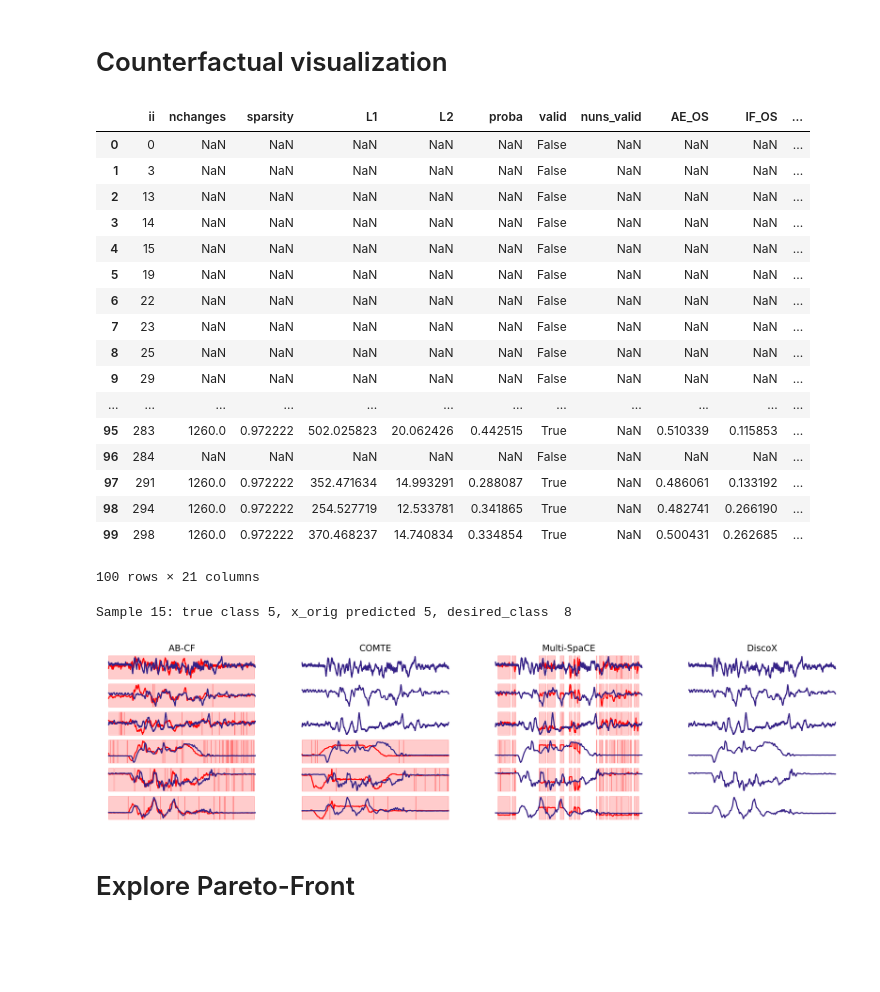
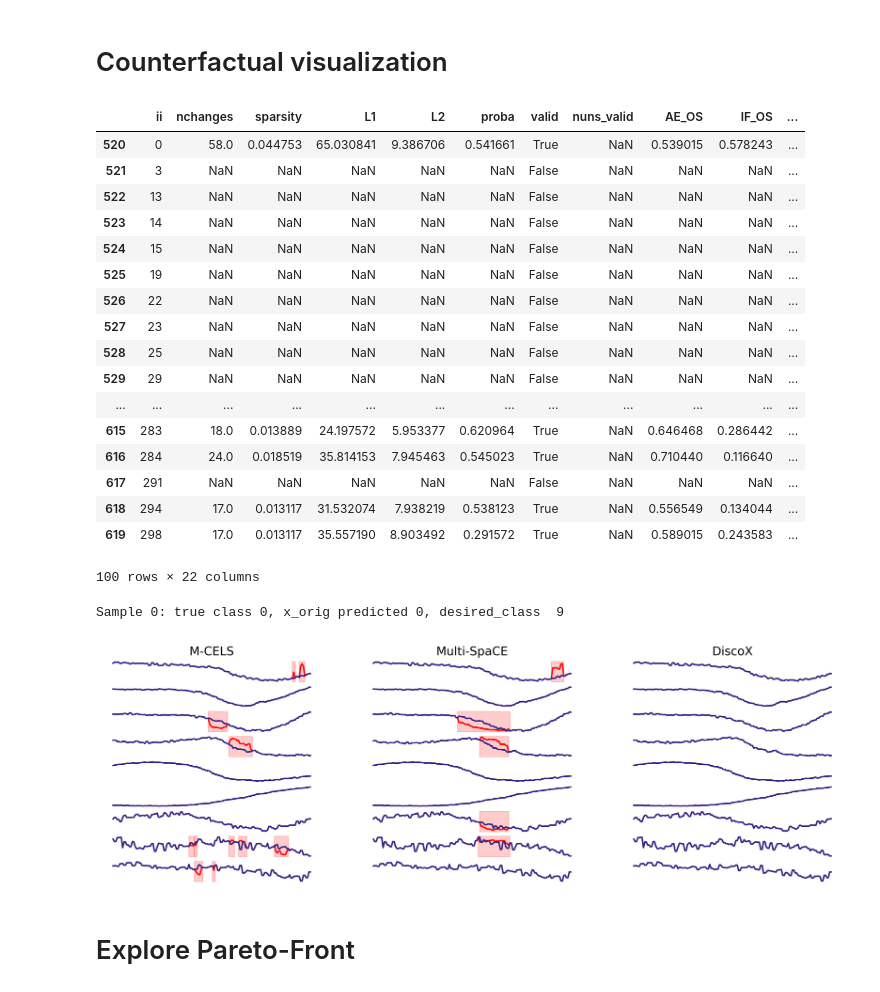
Before and after one commit to MarioRefoyo/Multi-SpaCE, a Jupyter notebook: experiments/evaluation/visualize_counterfactuals_mo_multivariate.ipynb, the cells around one changed output. Saved outputs shown, nothing was run; the diff lists cells and outputs as text; code cells hidden in the pictures; blank space fills up the shorter version.

```diff
--- a/experiments/evaluation/visualize_counterfactuals_mo_multivariate.ipynb
+++ b/experiments/evaluation/visualize_counterfactuals_mo_multivariate.ipynb
@@ -324,5 +159,0 @@ Valid instance indexes per dataset and method
-# %%
-for dataset in DATASETS:
-    print(dataset)
-    display(valid_intersection_summary_df.loc[valid_intersection_summary_df["dataset"] == dataset].reset_index(drop=True))
-    display(valid_index_per_method_df.loc[valid_index_per_method_df["dataset"] == dataset].reset_index(drop=True))
@@ -392,5 +339,5 @@ UWaveGestureLibrary
 # %%
-columns = ["sparsity", "L2", "valid", "AE_IOS", "AE_OS", "IF_IOS", "IF_OS", "LOF_IOS", "LOF_OS", "subsequences", "times"]
+columns = ["sparsity", "L2", "proba", "valid", "AE_OS", "IF_OS", "LOF_OS", "subsequences", '(sparsity + subsequences %) / 2', "times"]
 for dataset in DATASETS:
     print(dataset)
     display(mean_results_dict[dataset].set_index("method").sort_index()[columns])
@@ -444,7 +407,7 @@ for dataset in DATASETS:
     complete_results_df = pd.concat([complete_results_df, new_dataset_results])
 # %%
 # Applying the function to relevant columns to extract mean and std values
-metrics = ['sparsity', 'L2', 'valid', "AE_OS", "IF_OS", "LOF_OS", 'subsequences %', "subsequences", "times"]
+metrics = ['sparsity', 'L2', 'valid', "AE_OS", "IF_OS", "LOF_OS", 'subsequences %', "subsequences", '(sparsity + subsequences %) / 2', "times"]
 
 for metric in metrics:
     mean_col, std_col = split_mean_std(complete_results_df[metric])
@@ -1098,29 +1091,29 @@ rename_method_dict = {"Multi-SpaCE ($p^p=0.5$)": 'Multi-SpaCE'}
 aux_results_dataset = results_all_datasets_df[results_all_datasets_df["dataset"]==dataset].sort_values(by="ii")
 
 with pd.option_context("display.max_rows", None,):
-    display(aux_results_dataset[aux_results_dataset["method"]=="AB-CF"])
+    display(aux_results_dataset[aux_results_dataset["method"]=="M-CELS"])
 # %% [output]
 |  | ii | nchanges | sparsity | L1 | L2 | proba | valid | nuns_valid | AE_OS | IF_OS | ... |
-| 0 | 0 | NaN | NaN | NaN | NaN | NaN | False | NaN | NaN | NaN | ... |
-| 1 | 3 | NaN | NaN | NaN | NaN | NaN | False | NaN | NaN | NaN | ... |
-| 2 | 13 | NaN | NaN | NaN | NaN | NaN | False | NaN | NaN | NaN | ... |
-| 3 | 14 | NaN | NaN | NaN | NaN | NaN | False | NaN | NaN | NaN | ... |
-| 4 | 15 | NaN | NaN | NaN | NaN | NaN | False | NaN | NaN | NaN | ... |
-| 5 | 19 | NaN | NaN | NaN | NaN | NaN | False | NaN | NaN | NaN | ... |
-| 6 | 22 | NaN | NaN | NaN | NaN | NaN | False | NaN | NaN | NaN | ... |
-| 7 | 23 | NaN | NaN | NaN | NaN | NaN | False | NaN | NaN | NaN | ... |
-| 8 | 25 | NaN | NaN | NaN | NaN | NaN | False | NaN | NaN | NaN | ... |
-| 9 | 29 | NaN | NaN | NaN | NaN | NaN | False | NaN | NaN | NaN | ... |
+| 520 | 0 | 58.0 | 0.044753 | 65.030841 | 9.386706 | 0.541661 | True | NaN | 0.539015 | 0.578243 | ... |
+| 521 | 3 | NaN | NaN | NaN | NaN | NaN | False | NaN | NaN | NaN | ... |
+| 522 | 13 | NaN | NaN | NaN | NaN | NaN | False | NaN | NaN | NaN | ... |
+| 523 | 14 | NaN | NaN | NaN | NaN | NaN | False | NaN | NaN | NaN | ... |
+| 524 | 15 | NaN | NaN | NaN | NaN | NaN | False | NaN | NaN | NaN | ... |
+| 525 | 19 | NaN | NaN | NaN | NaN | NaN | False | NaN | NaN | NaN | ... |
+| 526 | 22 | NaN | NaN | NaN | NaN | NaN | False | NaN | NaN | NaN | ... |
+| 527 | 23 | NaN | NaN | NaN | NaN | NaN | False | NaN | NaN | NaN | ... |
+| 528 | 25 | NaN | NaN | NaN | NaN | NaN | False | NaN | NaN | NaN | ... |
+| 529 | 29 | NaN | NaN | NaN | NaN | NaN | False | NaN | NaN | NaN | ... |
 | ... | ... | ... | ... | ... | ... | ... | ... | ... | ... | ... | ... |
-| 95 | 283 | 1260.0 | 0.972222 | 502.025823 | 20.062426 | 0.442515 | True | NaN | 0.510339 | 0.115853 | ... |
-| 96 | 284 | NaN | NaN | NaN | NaN | NaN | False | NaN | NaN | NaN | ... |
-| 97 | 291 | 1260.0 | 0.972222 | 352.471634 | 14.993291 | 0.288087 | True | NaN | 0.486061 | 0.133192 | ... |
-| 98 | 294 | 1260.0 | 0.972222 | 254.527719 | 12.533781 | 0.341865 | True | NaN | 0.482741 | 0.266190 | ... |
-| 99 | 298 | 1260.0 | 0.972222 | 370.468237 | 14.740834 | 0.334854 | True | NaN | 0.500431 | 0.262685 | ... |
+| 615 | 283 | 18.0 | 0.013889 | 24.197572 | 5.953377 | 0.620964 | True | NaN | 0.646468 | 0.286442 | ... |
+| 616 | 284 | 24.0 | 0.018519 | 35.814153 | 7.945463 | 0.545023 | True | NaN | 0.710440 | 0.116640 | ... |
+| 617 | 291 | NaN | NaN | NaN | NaN | NaN | False | NaN | NaN | NaN | ... |
+| 618 | 294 | 17.0 | 0.013117 | 31.532074 | 7.938219 | 0.538123 | True | NaN | 0.556549 | 0.134044 | ... |
+| 619 | 298 | 17.0 | 0.013117 | 35.557190 | 8.903492 | 0.291572 | True | NaN | 0.589015 | 0.243583 | ... |
-100 rows × 21 columns
+100 rows × 22 columns
 # %%
-desired_methods = ["COMTE", "AB-CF", "DiscoX", "Multi-SpaCE ($p^p=0.5$)"]
-common_index_instance = 15
+desired_methods = ["COMTE", "AB-CF", "DiscoX", "M-CELS", "Multi-SpaCE ($p^p=0.5$)", "Multi-SpaCE"]
+common_index_instance = 0
 # %%
 # Get data
 X_train, y_train, X_test, y_test = data_dict[dataset]
@@ -1132,7 +1125,7 @@ x_orig = X_test[instance_index]
 
 # Get possible NUNs
 possible_nuns = possible_nuns_dict[dataset]
-possible_nuns_instance = {type: possible_nuns[type][instance_index] for type in ["gknn", "iknn"]}
+possible_nuns_instance = {type: possible_nuns[type][instance_index] for type in ["gknn"]}
 
 # Get original class and desired class
 original_class = original_classes_dict[dataset][instance_index]
@@ -1158,35 +1151,35 @@ if "DiscoX" not in sol_methods:
 
 for method, solutions in sol_methods.items():
     if 'cfs' in solutions[0]:
         counterfactuals = [solution['cfs'] for solution in solutions]
     else:
         counterfactuals = [solution['cf'] for solution in solutions]
     # Extract best counterfactual in case of multi objective
     counterfactual = counterfactuals[common_index_instance]
     # Extract best index solution
     aux_results_dataset_method = aux_results_dataset[aux_results_dataset["method"] == method]
 
     if len(aux_results_dataset_method) > 0:
         best_cf_index = aux_results_dataset_method.iloc[common_index_instance]["best cf index"]
         best_cf = counterfactual[best_cf_index]
         best_cf = np.expand_dims(best_cf, axis=0)
     else:
         best_cf_index = 0
         best_cf = counterfactual[best_cf_index]
         best_cf = np.expand_dims(best_cf, axis=0)
 
     # Append to dictionary
     new_method_name = method
     if method in rename_method_dict:
         new_method_name = rename_method_dict[method]
     sol_cfs_methods[new_method_name] = best_cf
 
 # Show result
 print(f'Sample {instance_index}: true class {y_test[instance_index]}, x_orig predicted {original_class}, desired_class  {desired_class}')
 plot_comp_cfs(x_orig, possible_nuns_instance, sol_cfs_methods, store=False)
 # %% [output]
-Sample 15: true class 5, x_orig predicted 5, desired_class  8
+Sample 0: true class 0, x_orig predicted 0, desired_class  9
-[figure, old version]
+[figure, new version]
 # %%
 # Create plot with examples of each method in each dataset
 # %%
```
Also changed, not shown: parts of 22 cells of this notebook, 25 other files.
